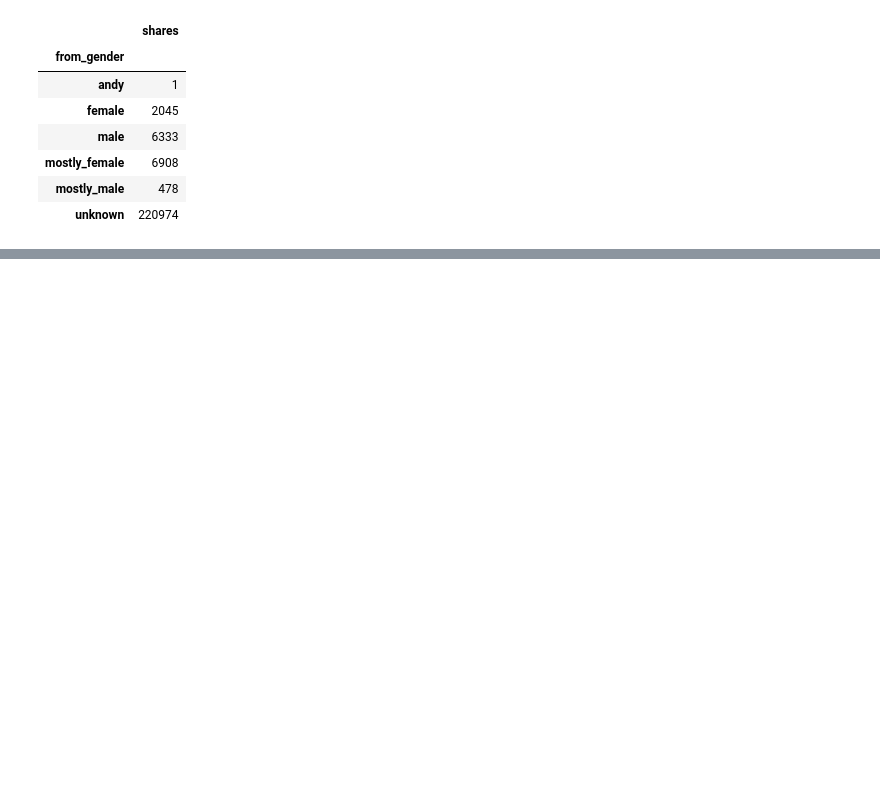
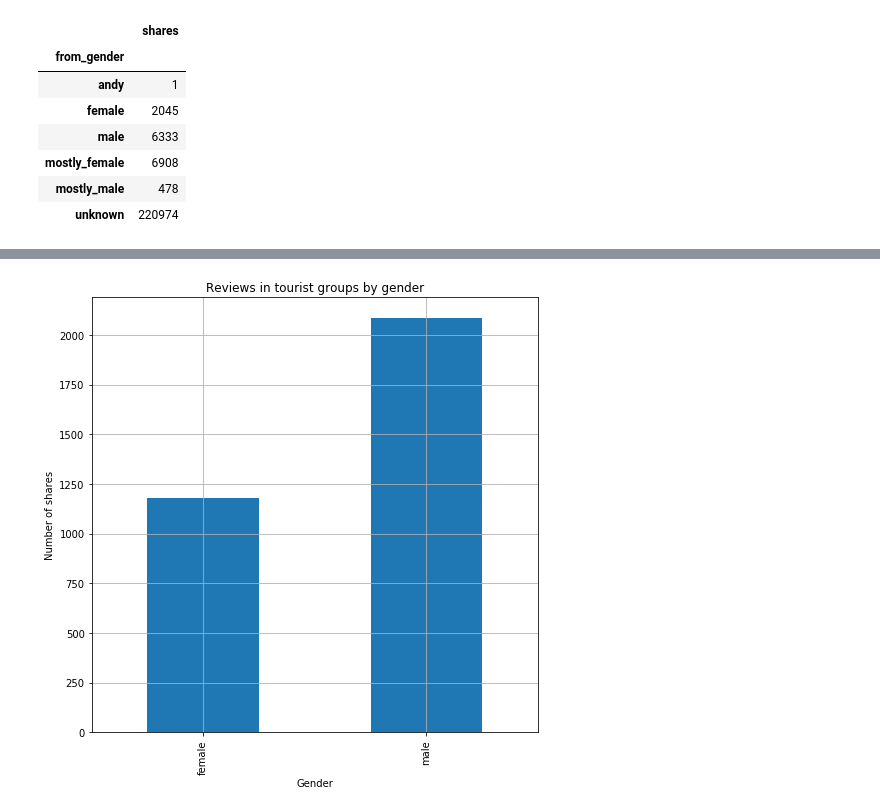
Before and after one commit to dbulgakov/ML-Russia-Tourism, a Jupyter notebook: Tourism analysis.ipynb, the cells around one changed output, grey strips where cells are left out. Drawn from its saved outputs; the diff is of its cells as text; code cells hidden in the pictures; blank space fills up the shorter version.

```diff
--- a/Tourism analysis.ipynb
+++ b/Tourism analysis.ipynb
@@ -279,0 +296,6 @@ data.groupby(['from_gender']).sum()
+# %%
+ax = groups.plot(kind = 'bar', grid = True, title = 'Reviews in tourist groups by gender', figsize=(8, 8))
+ax.set_xlabel('Gender');
+ax.set_ylabel('Number of shares');
+# %% [output]
+[figure, added]
```
Also changed, not shown: parts of 7 cells of this notebook.
